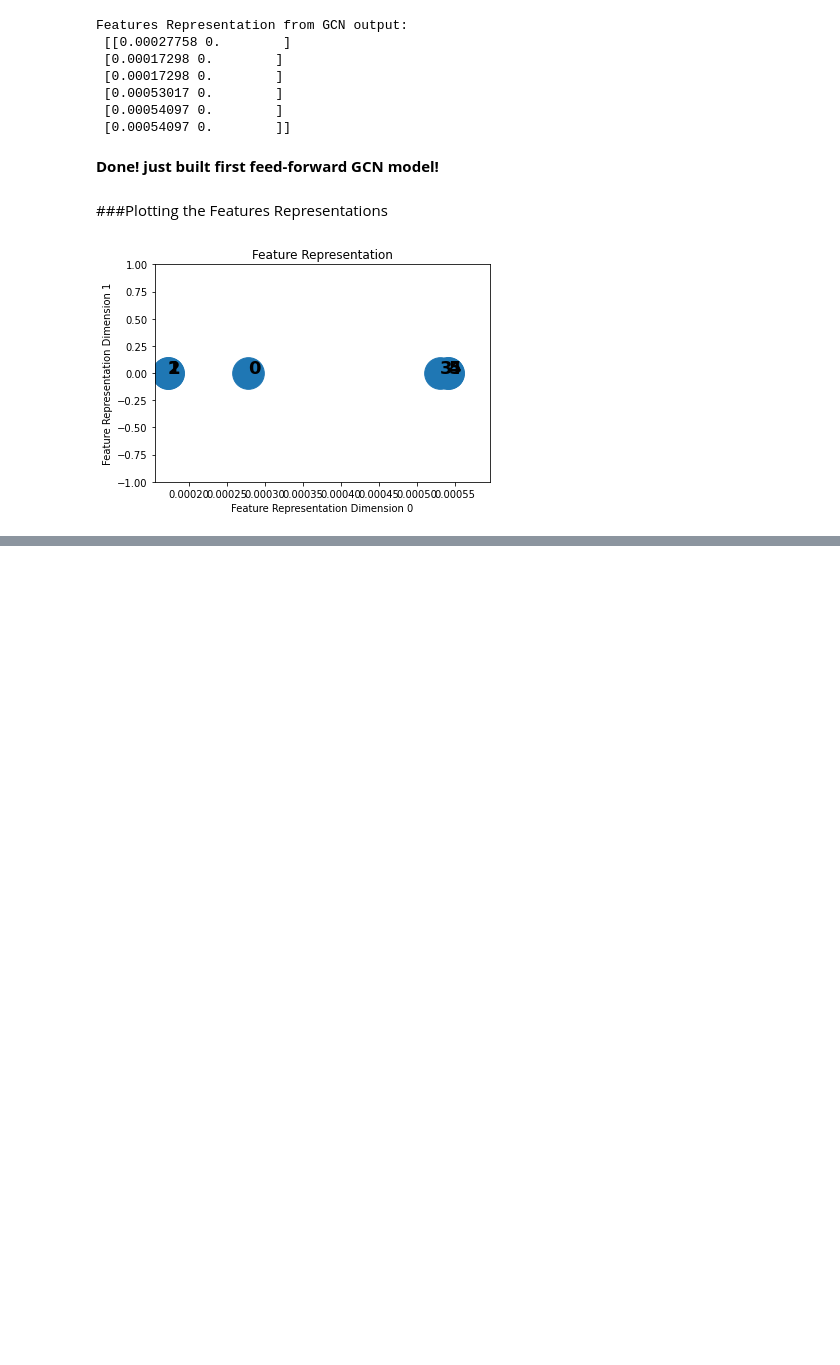
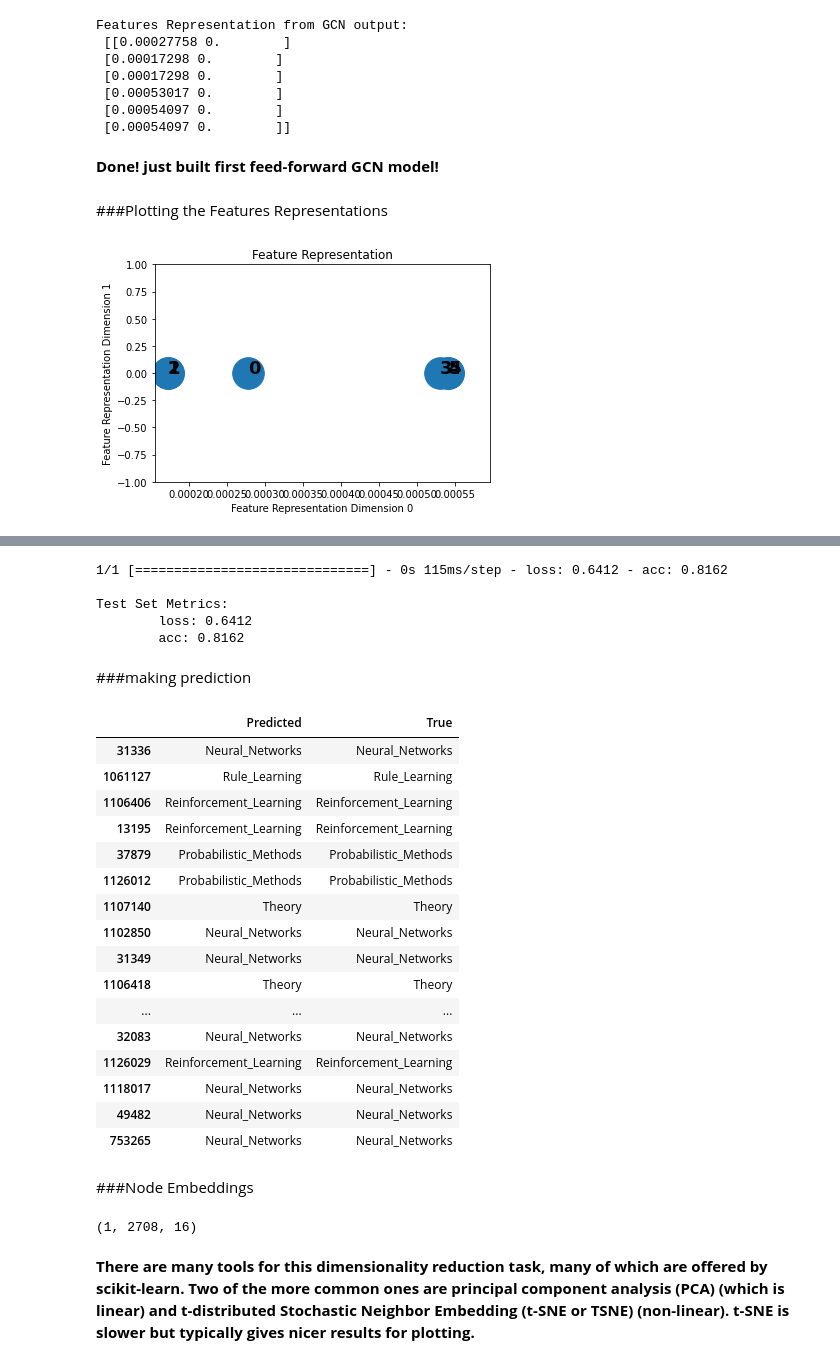
Before and after one commit to FraidoonOmarzai/GCN, a Jupyter notebook: GCN.ipynb, the cells around one changed output, grey strips where cells are left out. Drawn from its saved outputs; the diff is of its cells as text; code cells hidden in the pictures; blank space fills up the shorter version.

```diff
--- a/GCN.ipynb
+++ b/GCN.ipynb
@@ -271,0 +426,53 @@ plot_features(H2)
+# %%
+test_gen = generator.flow(test_subjects.index, test_targets)
+
+test_metrics = model.evaluate(test_gen)
+print("\nTest Set Metrics:")
+for name, val in zip(model.metrics_names, test_metrics):
+    print("\t{}: {:0.4f}".format(name, val))
+# %% [output]
+1/1 [==============================] - 0s 115ms/step - loss: 0.6412 - acc: 0.8162
+
+Test Set Metrics:
+        loss: 0.6412
+        acc: 0.8162
+# %% [markdown]
+###making prediction
+# %%
+all_nodes = node_subjects.index
+all_gen = generator.flow(all_nodes)
+all_predictions = model.predict(all_gen)
+# %%
+node_predictions = target_encoding.inverse_transform(all_predictions.squeeze())
+# %%
+df = pd.DataFrame({"Predicted": node_predictions, "True": node_subjects})
+df.head(20)
+# %% [output]
+|  | Predicted | True |
+| 31336 | Neural_Networks | Neural_Networks |
+| 1061127 | Rule_Learning | Rule_Learning |
+| 1106406 | Reinforcement_Learning | Reinforcement_Learning |
+| 13195 | Reinforcement_Learning | Reinforcement_Learning |
+| 37879 | Probabilistic_Methods | Probabilistic_Methods |
+| 1126012 | Probabilistic_Methods | Probabilistic_Methods |
+| 1107140 | Theory | Theory |
+| 1102850 | Neural_Networks | Neural_Networks |
+| 31349 | Neural_Networks | Neural_Networks |
+| 1106418 | Theory | Theory |
+| ... | ... | ... |
+| 32083 | Neural_Networks | Neural_Networks |
+| 1126029 | Reinforcement_Learning | Reinforcement_Learning |
+| 1118017 | Neural_Networks | Neural_Networks |
+| 49482 | Neural_Networks | Neural_Networks |
+| 753265 | Neural_Networks | Neural_Networks |
+# %% [markdown]
+###Node Embeddings
+# %%
+embedding_model = Model(inputs=x_inp, outputs=x_out)
+
+emb = embedding_model.predict(all_gen)
+emb.shape
+# %% [output]
+(1, 2708, 16)
+# %% [markdown]
+**There are many tools for this dimensionality reduction task, many of which are offered by scikit-learn. Two of the more common ones are principal component analysis (PCA) (which is linear) and t-distributed Stochastic Neighbor Embedding (t-SNE or TSNE) (non-linear). t-SNE is slower but typically gives nicer results for plotting.**
```
Also changed, not shown: parts of 35 cells of this notebook.
